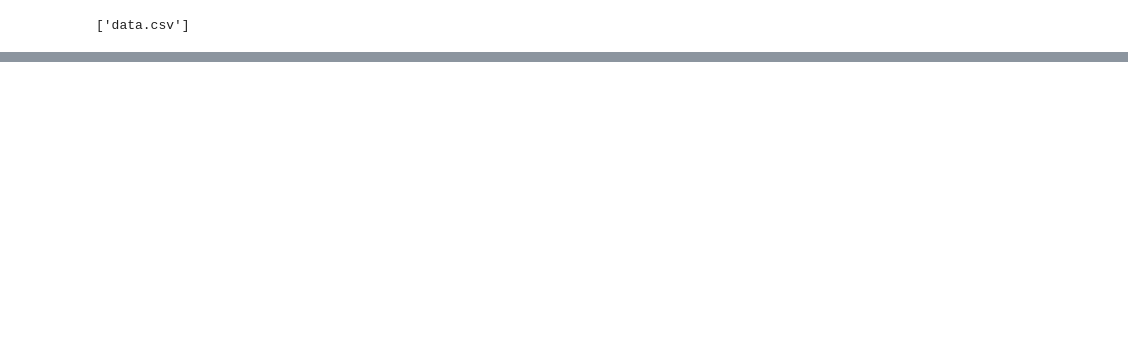
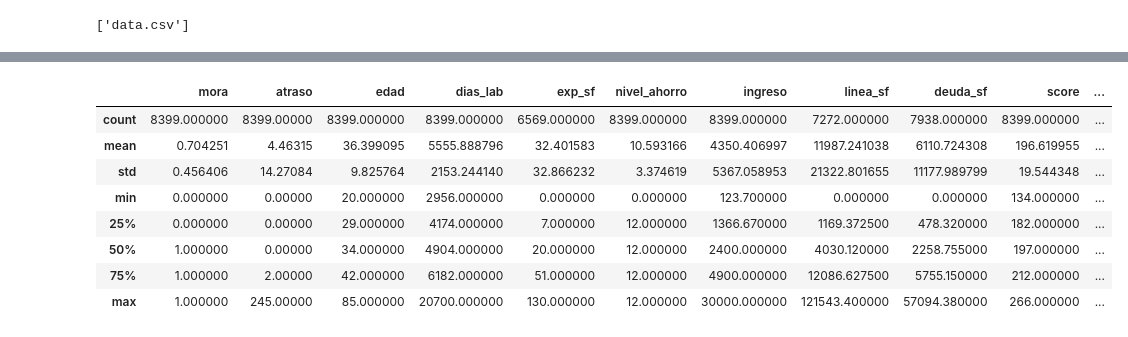
Before and after one commit to BomfimThiago/DatosSinteticos, a Jupyter notebook: original/index.ipynb, the cells around one changed output, grey strips where cells are left out. Saved outputs shown, nothing was run; the diff lists cells and outputs as text; code cells hidden in the pictures; blank space fills up the shorter version.

```diff
--- a/original/index.ipynb
+++ b/original/index.ipynb
@@ -30,0 +49,12 @@ print(os.listdir(dataset_path))  # Mostra os arquivos baixados
+# %%
+df.describe()  # Mostra as estatísticas descritivas do DataFrame
+# %% [output]
+|  | mora | atraso | edad | dias_lab | exp_sf | nivel_ahorro | ingreso | linea_sf | deuda_sf | score | ... |
+| count | 8399.000000 | 8399.00000 | 8399.000000 | 8399.000000 | 6569.000000 | 8399.000000 | 8399.000000 | 7272.000000 | 7938.000000 | 8399.000000 | ... |
+| mean | 0.704251 | 4.46315 | 36.399095 | 5555.888796 | 32.401583 | 10.593166 | 4350.406997 | 11987.241038 | 6110.724308 | 196.619955 | ... |
+| std | 0.456406 | 14.27084 | 9.825764 | 2153.244140 | 32.866232 | 3.374619 | 5367.058953 | 21322.801655 | 11177.989799 | 19.544348 | ... |
+| min | 0.000000 | 0.00000 | 20.000000 | 2956.000000 | 0.000000 | 0.000000 | 123.700000 | 0.000000 | 0.000000 | 134.000000 | ... |
+| 25% | 0.000000 | 0.00000 | 29.000000 | 4174.000000 | 7.000000 | 12.000000 | 1366.670000 | 1169.372500 | 478.320000 | 182.000000 | ... |
+| 50% | 1.000000 | 0.00000 | 34.000000 | 4904.000000 | 20.000000 | 12.000000 | 2400.000000 | 4030.120000 | 2258.755000 | 197.000000 | ... |
+| 75% | 1.000000 | 2.00000 | 42.000000 | 6182.000000 | 51.000000 | 12.000000 | 4900.000000 | 12086.627500 | 5755.150000 | 212.000000 | ... |
+| max | 1.000000 | 245.00000 | 85.000000 | 20700.000000 | 130.000000 | 12.000000 | 30000.000000 | 121543.400000 | 57094.380000 | 266.000000 | ... |
```
Also changed, not shown: parts of 15 cells of this notebook.
